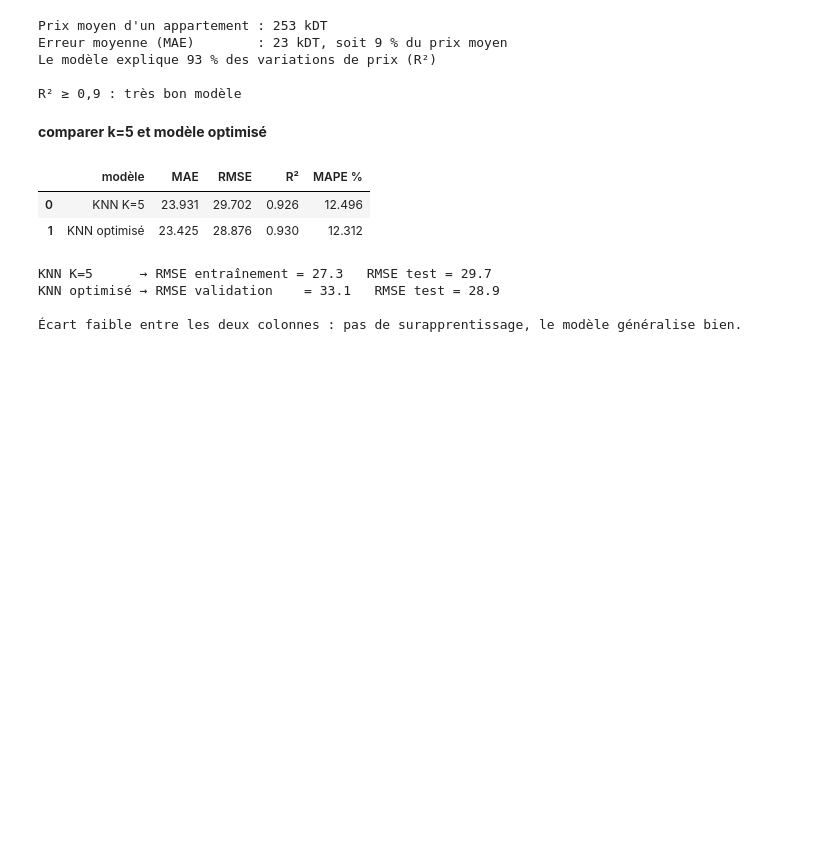
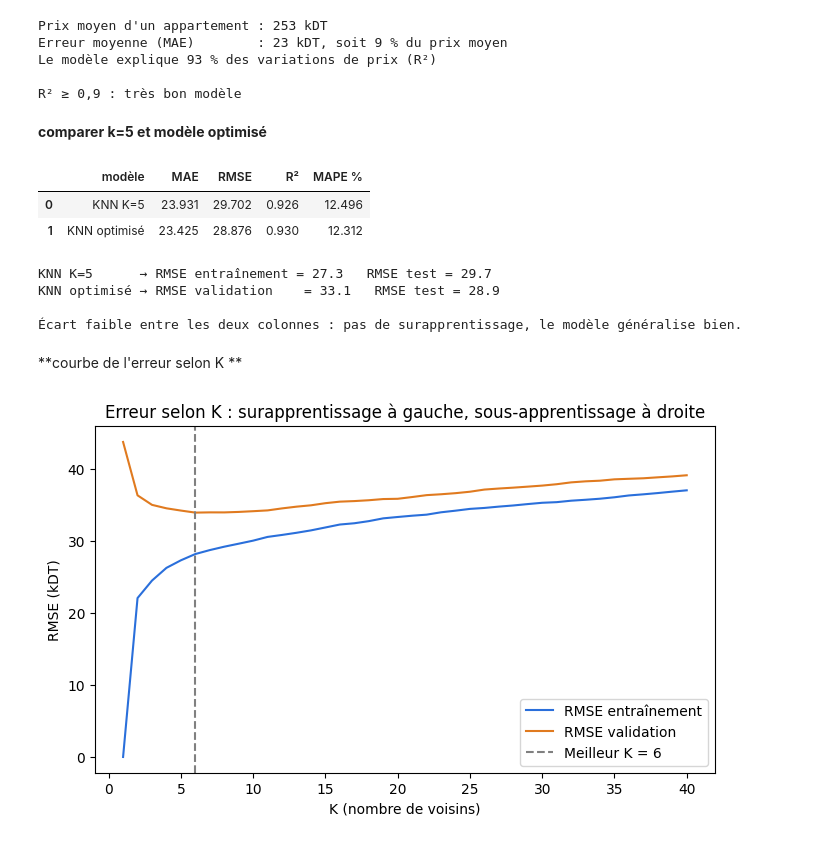
Before and after one commit to BOUIDA-CHAIMA/Machine-Learning-samples, a Jupyter notebook: KNN_Régression.ipynb, the cells around one changed output. Drawn from its saved outputs; the diff is of its cells as text; code cells hidden in the pictures; blank space fills up the shorter version.

```diff
--- a/KNN_Régression.ipynb
+++ b/KNN_Régression.ipynb
@@ -290,3 +288,28 @@ KNN K=5      → RMSE entraînement = 27.3   RMSE test = 29.7
 KNN optimisé → RMSE validation    = 33.1   RMSE test = 28.9
 
 Écart faible entre les deux colonnes : pas de surapprentissage, le modèle généralise bien.
+# %% [markdown]
+**courbe de l'erreur selon K **
+# %%
+valeurs_k = list(range(1, 41))
+rmse_train, rmse_val = [], []
+for k in valeurs_k:
+    m = Pipeline([("scaler", StandardScaler()),
+                  ("knn", KNeighborsRegressor(n_neighbors=k))]).fit(X_train, y_train)
+    rmse_train.append(np.sqrt(mean_squared_error(y_train, m.predict(X_train))))
+    rmse_val.append(-cross_val_score(m, X_train, y_train, cv=cv,
+                                     scoring="neg_root_mean_squared_error").mean())
+
+k_best = valeurs_k[int(np.argmin(rmse_val))]
+
+plt.figure(figsize=(8, 4.5))
+plt.plot(valeurs_k, rmse_train, color="#2a6fdb", label="RMSE entraînement")
+plt.plot(valeurs_k, rmse_val, color="#e07a1f", label="RMSE validation")
+plt.axvline(k_best, color="grey", ls="--", label=f"Meilleur K = {k_best}")
+plt.xlabel("K (nombre de voisins)")
+plt.ylabel("RMSE (kDT)")
+plt.title("Erreur selon K : surapprentissage à gauche, sous-apprentissage à droite")
+plt.legend()
+plt.show()
+# %% [output]
+[figure, added]
```
Also changed, not shown: parts of 5 cells of this notebook.
